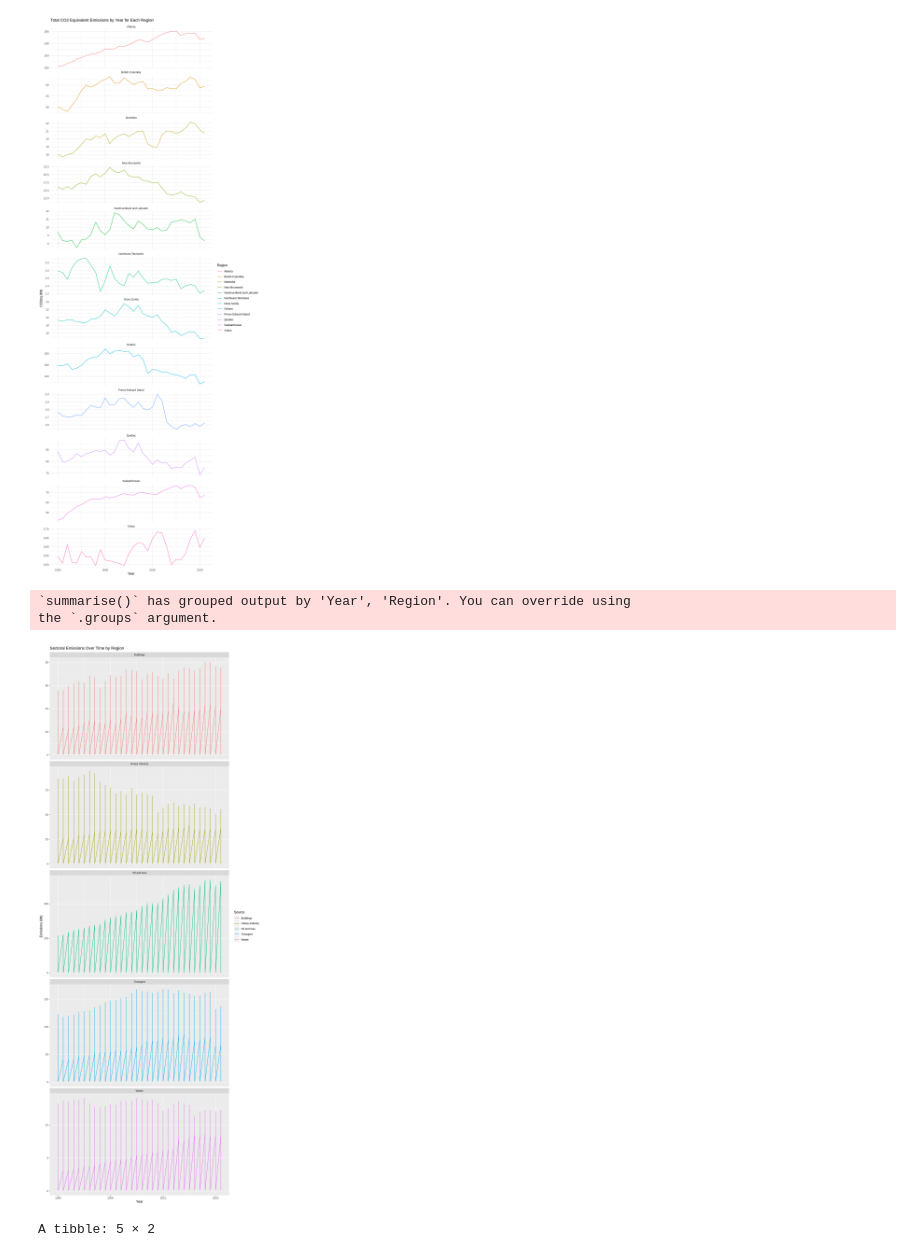
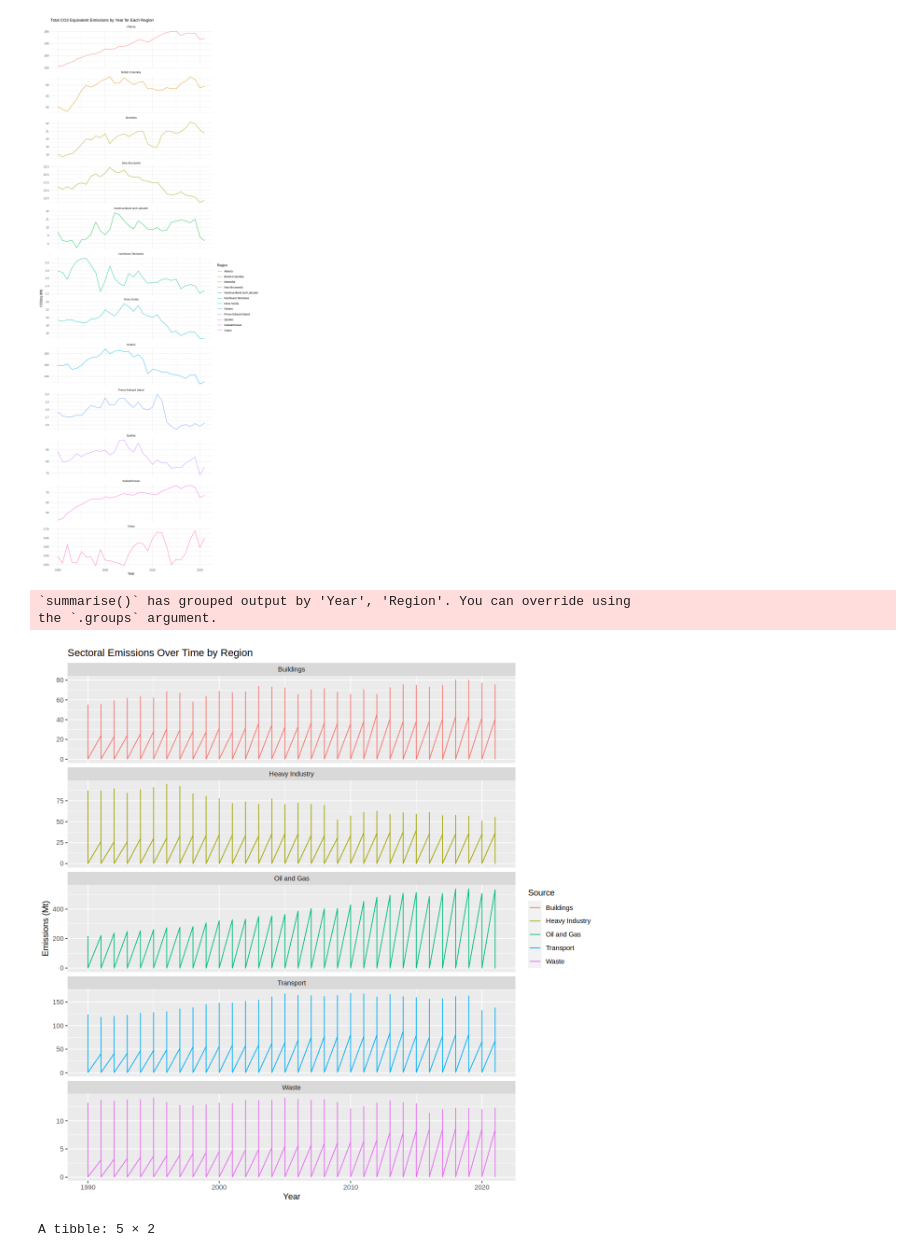
Before and after one commit to FelixBAUDARD/Dsci100_GP, a Jupyter notebook: sectoral analysis.ipynb, the cells around one changed output. Drawn from its saved outputs; the diff is of its cells as text; code cells hidden in the pictures.

```diff
--- a/sectoral analysis.ipynb
+++ b/sectoral analysis.ipynb
@@ -49,22 +49,23 @@ total_emissions_plot
 # %%
 # Filtering data for specific sectors
 sector_data <- data |>
   filter(Source %in% c("Oil and Gas", "Transport", "Heavy Industry", "Buildings", "Waste"),
          !Region %in% c("Nunavut", "Northwest Territories and Nunavut", "Canada")) |>
   group_by(Year, Region, Source) |>
   summarize(Sector_CO2eq = sum(CO2eq))
 
 # Plotting sectoral emissions over time
+options(repr.plot.width = 10, repr.plot.height = 10)
 sector_emissions_plot <- ggplot(sector_data, aes(x = Year, y = Sector_CO2eq, color = Source)) +
   geom_line() +
   facet_wrap(~Source, scales = "free_y", ncol = 1) +
   labs(title = "Sectoral Emissions Over Time by Region", x = "Year", y = "Emissions (Mt)")
 
 sector_emissions_plot
 # %% [output]
 `summarise()` has grouped output by 'Year', 'Region'. You can override using
 the `.groups` argument.
-[figure, old version]
+[figure, new version]
 # %%
 # Creating linear models for each sector
 linear_models <- sector_data |>
```
